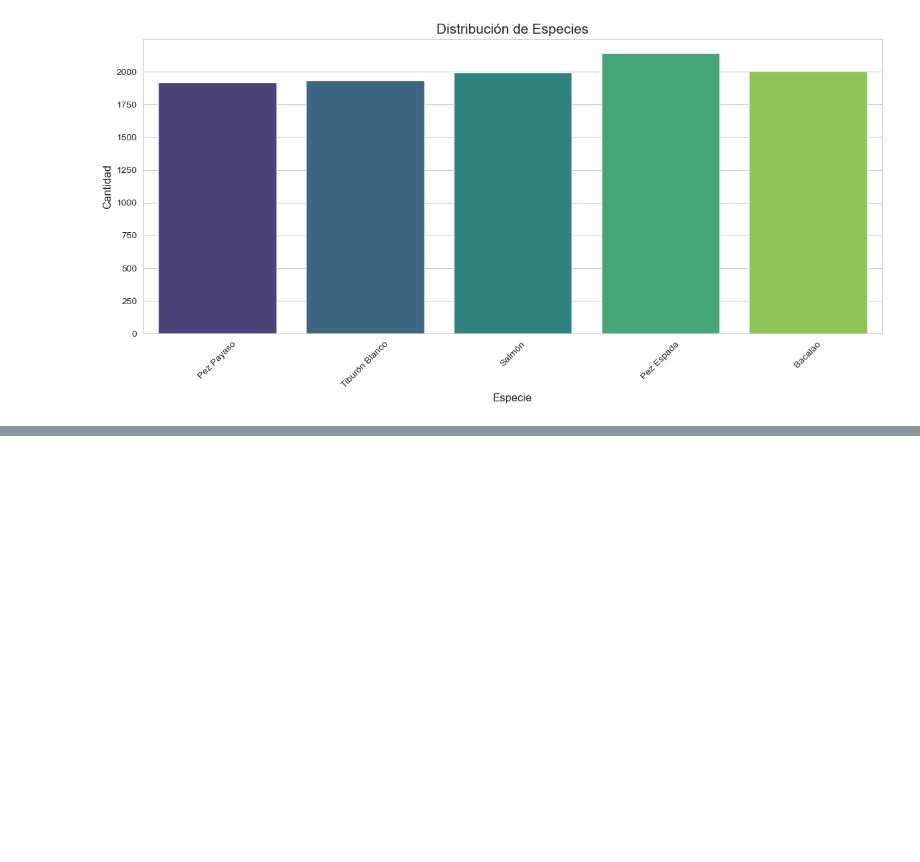
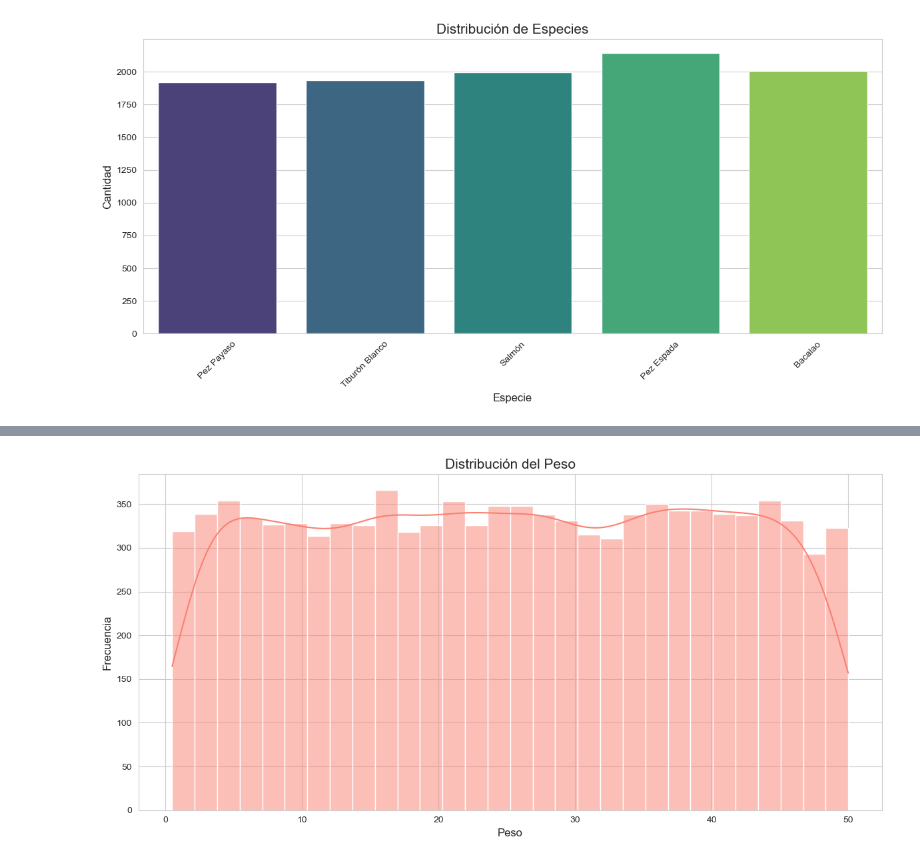
Before and after one commit to Jscarrascoa/AnalisisMarino, a Jupyter notebook: AnalisisMarino.ipynb, the cells around one changed output, grey strips where cells are left out. Saved outputs shown, nothing was run; the diff lists cells and outputs as text; code cells hidden in the pictures; blank space fills up the shorter version.

```diff
--- a/AnalisisMarino.ipynb
+++ b/AnalisisMarino.ipynb
@@ -123,0 +139,14 @@ plt.show()
+# %%
+#distribución del peso de los organismos
+# Plotting the distribution of weight
+plt.figure(figsize=(12, 6))
+sns.histplot(df_marino['Peso'], bins=30, color='salmon', kde=True)
+plt.title('Distribución del Peso', fontsize=15)
+plt.xlabel('Peso', fontsize=12)
+plt.ylabel('Frecuencia', fontsize=12)
+plt.tight_layout()
+plt.show()
+#Este histograma muestra la distribución del peso de los organismos en el conjunto de datos.
+#Podemos observar que la distribución del peso parece ser bastante uniforme a lo largo de todo el rango.
+# %% [output]
+[figure, added]
```
Also changed, not shown: parts of 3 cells of this notebook.
